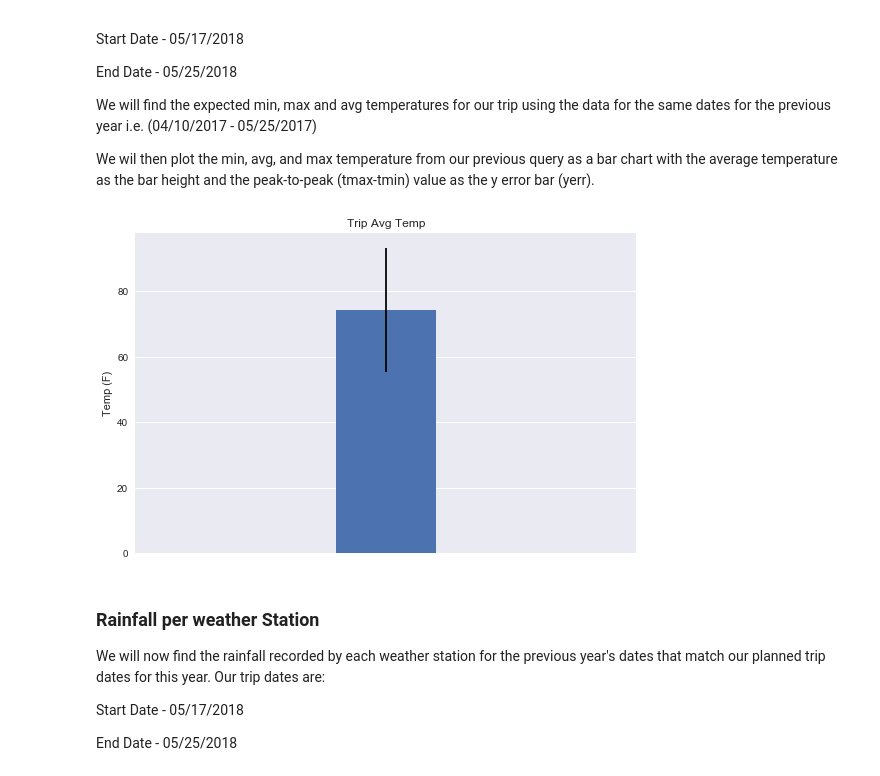
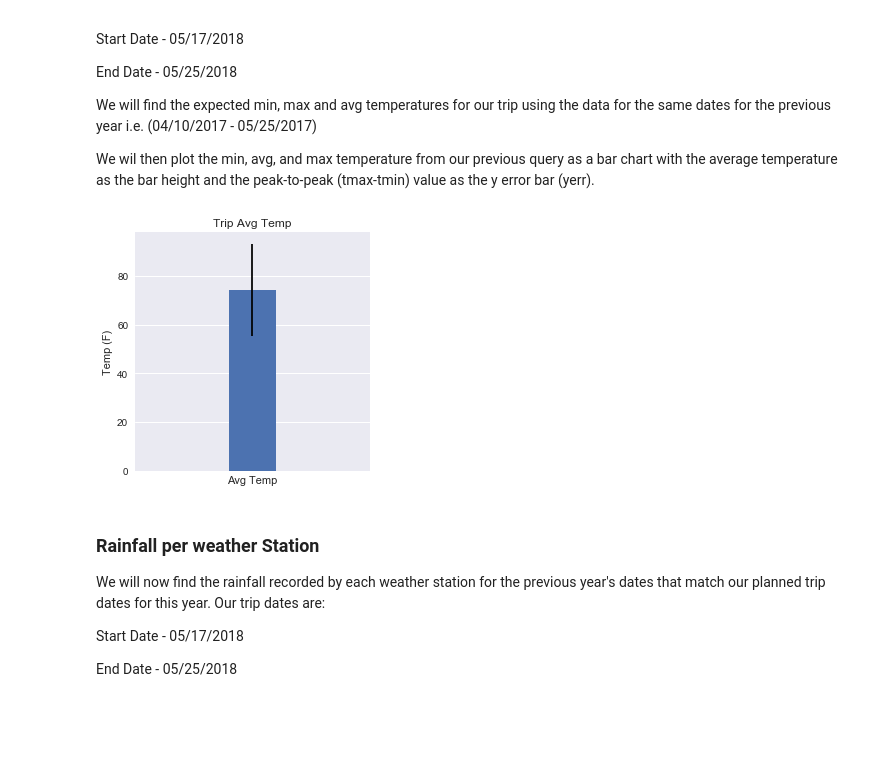
Before and after one commit to rupalimayekar/SQL-Data-Analysis, a Jupyter notebook: surf/climate_analysis.ipynb, the cells around one changed output. Saved outputs shown, nothing was run; the diff lists cells and outputs as text; code cells hidden in the pictures; blank space fills up the shorter version.

```diff
--- a/surf/climate_analysis.ipynb
+++ b/surf/climate_analysis.ipynb
@@ -317,14 +317,18 @@ def calc_temps(start, end) :
 # %%
 t_avg, t_min, t_max = calc_temps(trip_start-dt.timedelta(days=365), trip_end-dt.timedelta(days=365))
 # %%
+plt.figure(figsize=(4,4))
 plt.bar([1], [t_avg], yerr=t_max-t_min, width=0.4)
 plt.title("Trip Avg Temp")
 plt.ylabel("Temp (F)")
+plt.xlabel("Avg Temp")
+
 plt.xlim(0,2)
 plt.xticks([],[])
+plt.tight_layout()
 plt.show()
 # %% [output]
-[figure, old version]
+[figure, new version]
 # %% [markdown]
 ### Rainfall per weather Station
 We will now find the rainfall recorded by each weather station for the previous year's dates that match our planned trip dates for this year. Our trip dates are:
```
Also changed, not shown: parts of 2 cells of this notebook.
